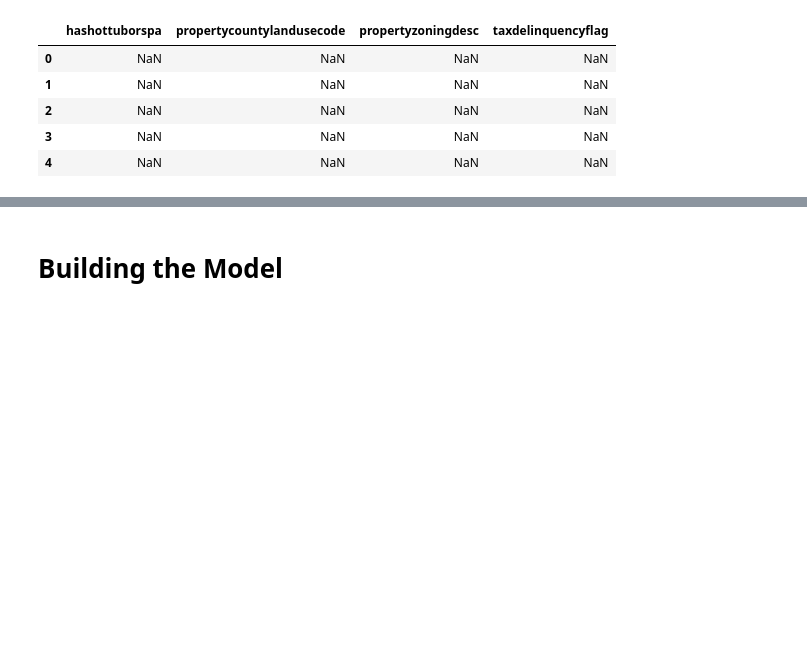
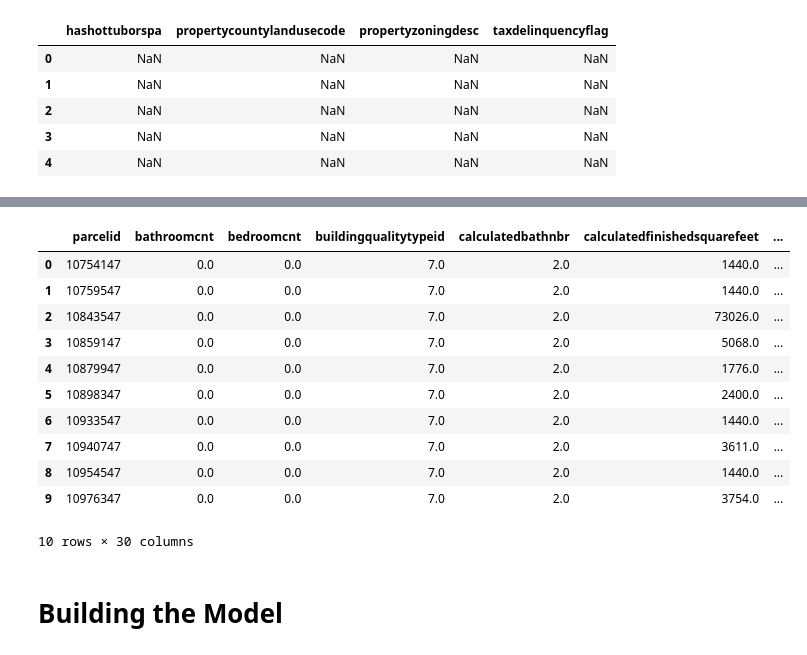
Before and after one commit to efazHossain/DATA-4380, a Jupyter notebook: Projects/TabularData/Zillow_Price.ipynb, the cells around one changed output, grey strips where cells are left out. Cells and saved outputs as stored; diff of their text form; code cells hidden in the pictures; blank space fills up the shorter version.

```diff
--- a/Projects/TabularData/Zillow_Price.ipynb
+++ b/Projects/TabularData/Zillow_Price.ipynb
@@ -171,0 +203,13 @@ Total number of categorical variables in the dataset:  4
+# %%
+def drop_columns_with_max_missing_values(df):
+    mis_var = [var for var in df.columns if df[var].isnull().sum() > 0]
+    df[mis_var].isnull().sum()
+
+    limit = np.abs((df.shape[0] * 0.6))
+    var_to_be_dropped = [var for var in mis_var if df[var].isnull().sum() > limit]
+    df.drop(columns=var_to_be_dropped, axis=1, inplace=True)
+    return df
+
+df = drop_columns_with_max_missing_values(df)
+print('Shape of df after cleaning: ', df.shape)
+df.head()
@@ -171,0 +225,9 @@ Total number of categorical variables in the dataset:  4
+# %%
+def replace_missing_data(df, mis_vars):
+    for var in mis_vars:
+        df[var] = df[var].fillna(df[var].mode()[0])
+    return df
+
+mis_var = [var for var in df.columns if df[var].isnull().sum() > 0]
+df = replace_missing_data(df, mis_var)
+df.head()
@@ -171,0 +242,30 @@ Total number of categorical variables in the dataset:  4
+# %%
+categorical = [var for var in df.columns if df[var].dtypes == 'O']
+
+def encode_categorical_variables(df, cat_vars):
+    for i in range(len(cat_vars)):
+        var = cat_vars[i]
+        var_le = LabelEncoder()
+        var_labels = var_le.fit_transform(df[var])
+        var_mappings = {index: label for index, label in enumerate(var_le.classes_)}
+
+        df[(var + '_labels')] = var_labels
+        df.drop(columns=var, axis=1, inplace=True)
+
+    return df
+
+df = encode_categorical_variables(df, categorical)
+df.head(10)
+# %% [output]
+|  | parcelid | bathroomcnt | bedroomcnt | buildingqualitytypeid | calculatedbathnbr | calculatedfinishedsquarefeet | ... |
+| 0 | 10754147 | 0.0 | 0.0 | 7.0 | 2.0 | 1440.0 | ... |
+| 1 | 10759547 | 0.0 | 0.0 | 7.0 | 2.0 | 1440.0 | ... |
+| 2 | 10843547 | 0.0 | 0.0 | 7.0 | 2.0 | 73026.0 | ... |
+| 3 | 10859147 | 0.0 | 0.0 | 7.0 | 2.0 | 5068.0 | ... |
+| 4 | 10879947 | 0.0 | 0.0 | 7.0 | 2.0 | 1776.0 | ... |
+| 5 | 10898347 | 0.0 | 0.0 | 7.0 | 2.0 | 2400.0 | ... |
+| 6 | 10933547 | 0.0 | 0.0 | 7.0 | 2.0 | 1440.0 | ... |
+| 7 | 10940747 | 0.0 | 0.0 | 7.0 | 2.0 | 3611.0 | ... |
+| 8 | 10954547 | 0.0 | 0.0 | 7.0 | 2.0 | 1440.0 | ... |
+| 9 | 10976347 | 0.0 | 0.0 | 7.0 | 2.0 | 3754.0 | ... |
+10 rows × 30 columns
```
Also changed, not shown: parts of 9 cells of this notebook, 2 other files.
